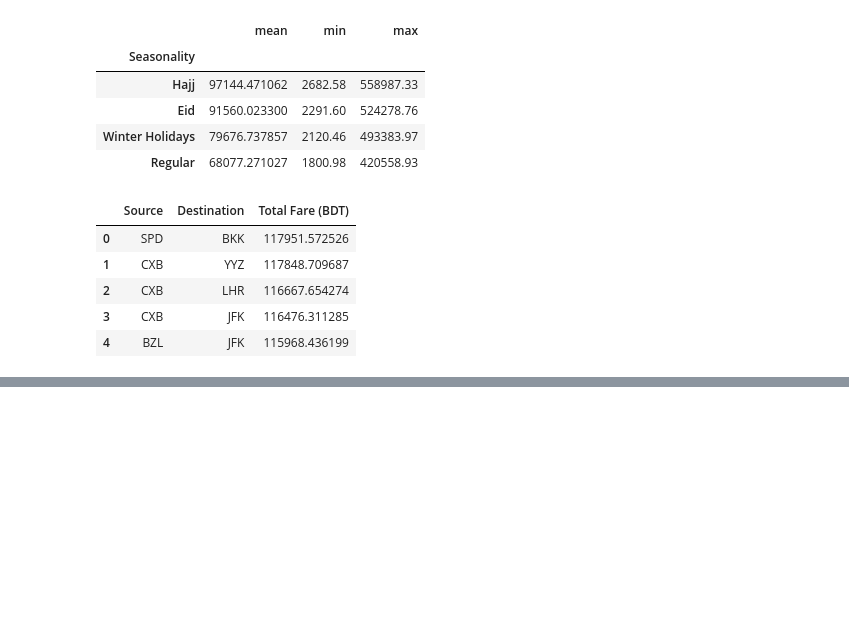
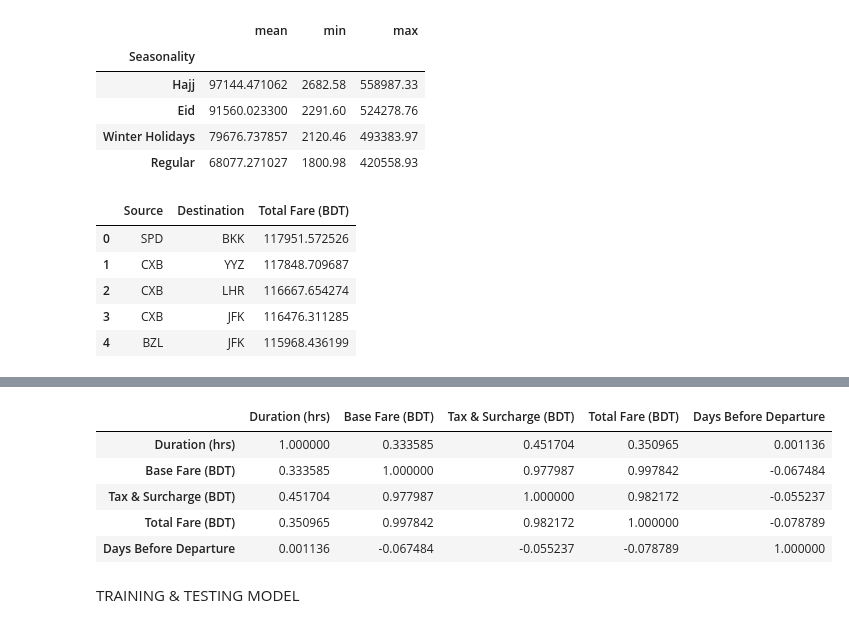
Before and after one commit to Richard-Sarfo/Flight_Price_Prediction, a Jupyter notebook: notebook.ipynb, the cells around one changed output, grey strips where cells are left out. Saved outputs shown, nothing was run; the diff lists cells and outputs as text; code cells hidden in the pictures; blank space fills up the shorter version.

Commit message:
single model

```diff
--- a/notebook.ipynb
+++ b/notebook.ipynb
@@ -179,0 +199,11 @@ top_expensive_routes(df)
+# %%
+numerical_correlation(df)
+# %% [output]
+|  | Duration (hrs) | Base Fare (BDT) | Tax & Surcharge (BDT) | Total Fare (BDT) | Days Before Departure |
+| Duration (hrs) | 1.000000 | 0.333585 | 0.451704 | 0.350965 | 0.001136 |
+| Base Fare (BDT) | 0.333585 | 1.000000 | 0.977987 | 0.997842 | -0.067484 |
+| Tax & Surcharge (BDT) | 0.451704 | 0.977987 | 1.000000 | 0.982172 | -0.055237 |
+| Total Fare (BDT) | 0.350965 | 0.997842 | 0.982172 | 1.000000 | -0.078789 |
+| Days Before Departure | 0.001136 | -0.067484 | -0.055237 | -0.078789 | 1.000000 |
+# %% [markdown]
+TRAINING & TESTING MODEL
```
Also changed, not shown: parts of 5 cells of this notebook, 1 other file.
